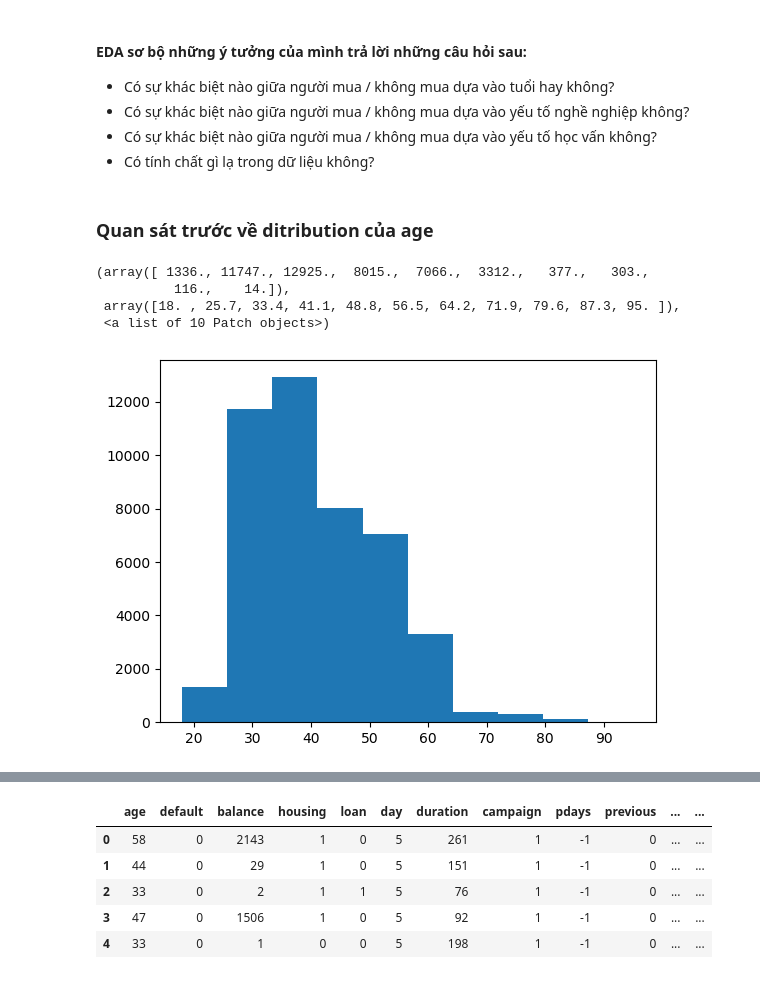
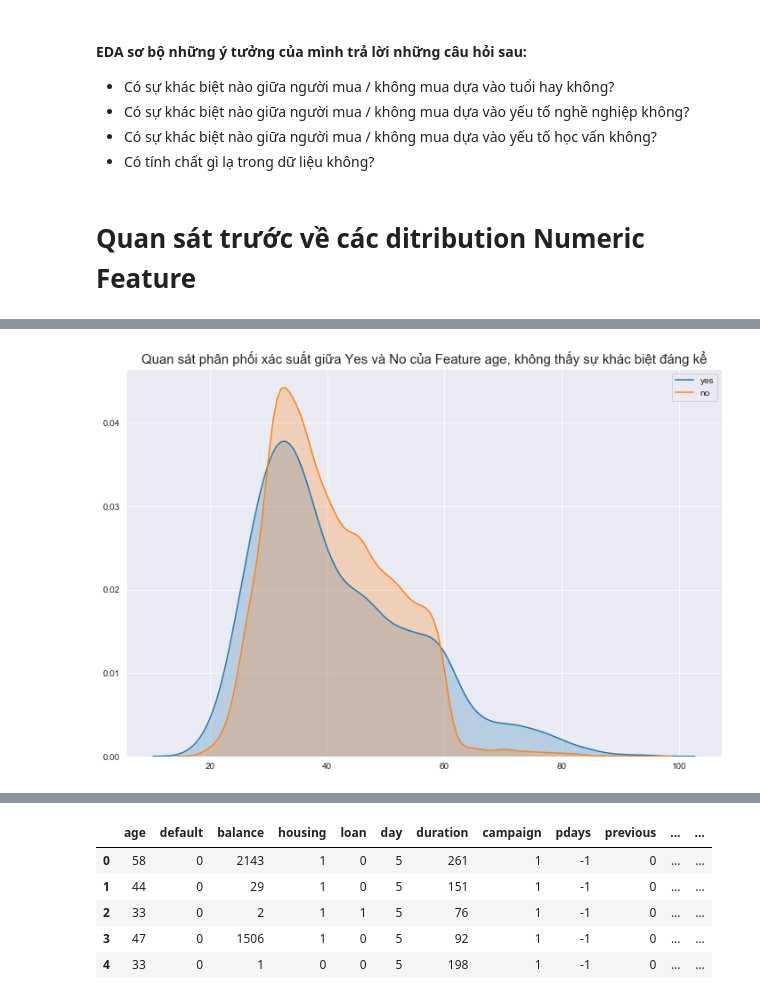
Before and after one commit to cafechungkhoan/chu_gia, a Jupyter notebook: ADS_banking_analysis.ipynb, the cells around one changed output, grey strips where cells are left out. Saved outputs shown, nothing was run; the diff lists cells and outputs as text; code cells hidden in the pictures.

```diff
--- a/ADS_banking_analysis.ipynb
+++ b/ADS_banking_analysis.ipynb
@@ -79,12 +89,4 @@ Problem về dữ liệu không cân bằng mình tìm hiểu nhiều, nhưng v
 * Có sự khác biệt nào giữa người mua / không mua dựa vào yếu tố học vấn không?
 * Có tính chất gì lạ trong dữ liệu không?
 # %% [markdown]
-### Quan sát trước về ditribution của age
+# Quan sát trước về các ditribution Numeric Feature
-# %%
-plt.hist(eda.age)
-# %% [output]
-(array([ 1336., 11747., 12925.,  8015.,  7066.,  3312.,   377.,   303.,
-          116.,    14.]),
- array([18. , 25.7, 33.4, 41.1, 48.8, 56.5, 64.2, 71.9, 79.6, 87.3, 95. ]),
- <a list of 10 Patch objects>)
-[figure, removed]
@@ -90,0 +95,10 @@ plt.hist(eda.age)
+# %%
+eda = pd.read_csv(r"https://raw.githubusercontent.com/cafechungkhoan/chu_gia/master/bank%20marketing.csv",delimiter=';')
+yes = eda[eda.y=='yes']
+no = eda[eda.y=='no']
+plt.figure(figsize=(12,8))
+sns.set_style("darkgrid")
+plt.title("Quan sát phân phối xác suất giữa Yes và No của Feature age, không thấy sự khác biệt đáng kể",{'fontsize': 15})
+a = sns.kdeplot(data=yes['age'], label="yes", shade=True)
+b = sns.kdeplot(data=no['age'],label="no" ,shade=True)
+# %% [output]
@@ -91,2 +111,3 @@ plt.hist(eda.age)
+[figure, added]
 # %%
 # %% [output]
```
Also changed, not shown: parts of 13 cells of this notebook.
